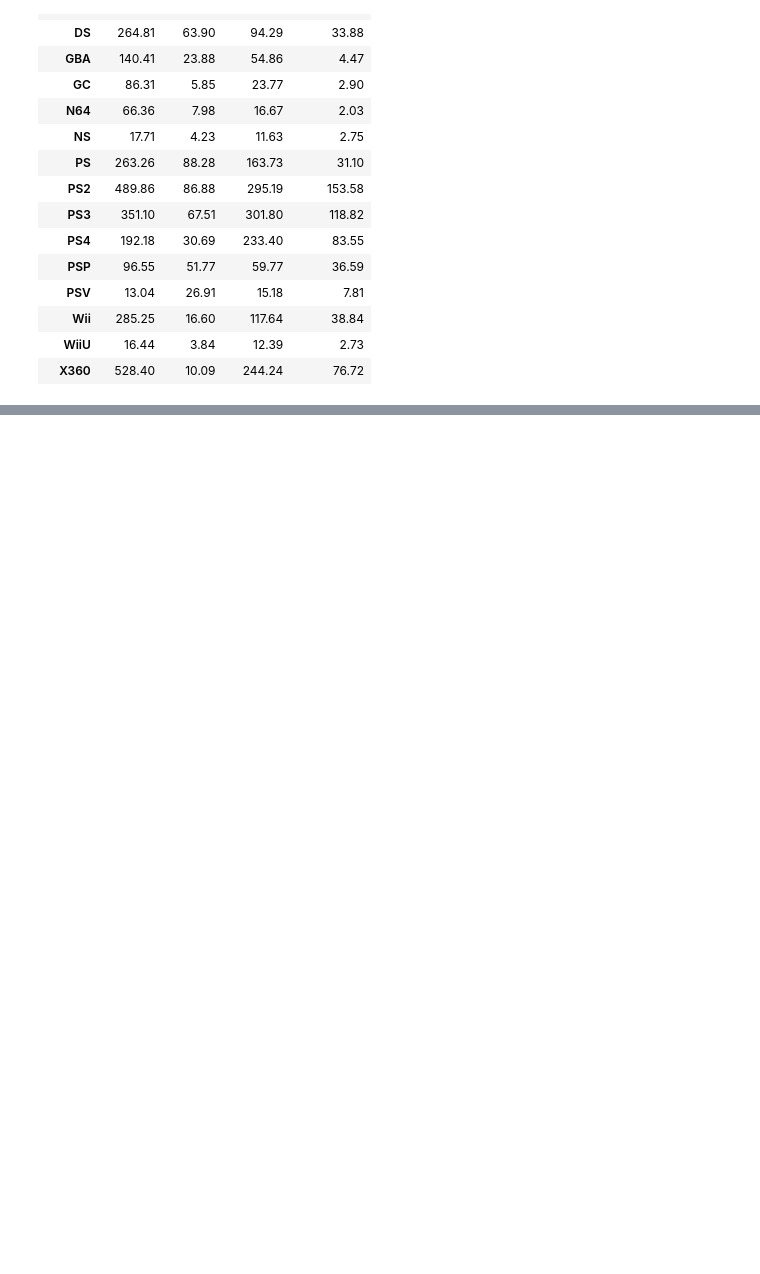
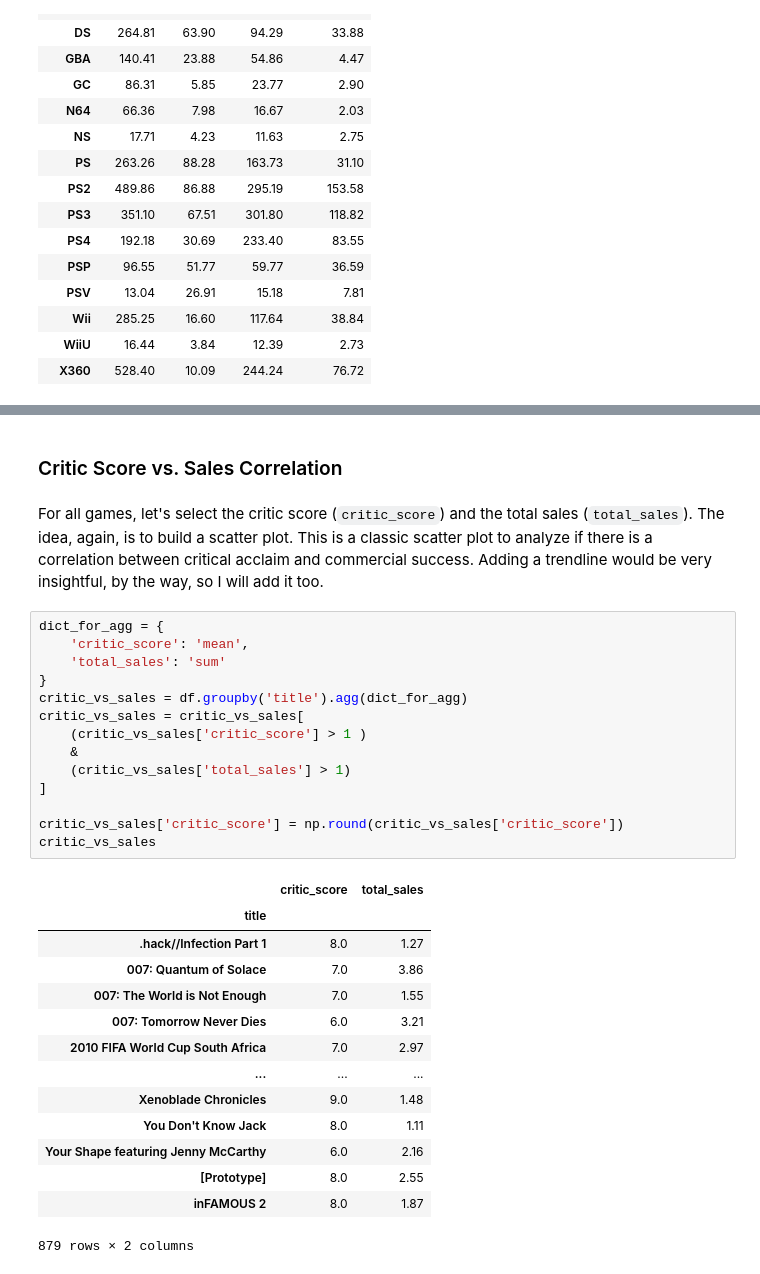
Before and after one commit to smartestnerdfromtown/Video-Game-Sales-Analysis, a Jupyter notebook: analysis.ipynb, the cells around one changed output, grey strips where cells are left out. Drawn from its saved outputs; the diff is of its cells as text; blank space fills up the shorter version.

```diff
--- a/analysis.ipynb
+++ b/analysis.ipynb
@@ -410,0 +438,33 @@ console_dominance
+# %% [markdown]
+### Critic Score vs. Sales Correlation
+# %% [markdown]
+For all games, let's select the critic score (`critic_score`) and the total sales (`total_sales`). The idea, again, is to build a scatter plot. This is a classic scatter plot to analyze if there is a correlation between critical acclaim and commercial success. Adding a trendline would be very insightful, by the way, so I will add it too.
+# %%
+dict_for_agg = {
+    'critic_score': 'mean',
+    'total_sales': 'sum'
+}
+critic_vs_sales = df.groupby('title').agg(dict_for_agg)
+critic_vs_sales = critic_vs_sales[
+    (critic_vs_sales['critic_score'] > 1 )
+    &
+    (critic_vs_sales['total_sales'] > 1)
+]
+
+critic_vs_sales['critic_score'] = np.round(critic_vs_sales['critic_score'])
+critic_vs_sales
+# %% [output]
+|  | critic_score | total_sales |
+| title |  |  |
+| .hack//Infection Part 1 | 8.0 | 1.27 |
+| 007: Quantum of Solace | 7.0 | 3.86 |
+| 007: The World is Not Enough | 7.0 | 1.55 |
+| 007: Tomorrow Never Dies | 6.0 | 3.21 |
+| 2010 FIFA World Cup South Africa | 7.0 | 2.97 |
+| ... | ... | ... |
+| Xenoblade Chronicles | 9.0 | 1.48 |
+| You Don't Know Jack | 8.0 | 1.11 |
+| Your Shape featuring Jenny McCarthy | 6.0 | 2.16 |
+| [Prototype] | 8.0 | 2.55 |
+| inFAMOUS 2 | 8.0 | 1.87 |
+879 rows × 2 columns
```
Also changed, not shown: parts of 6 cells of this notebook.
